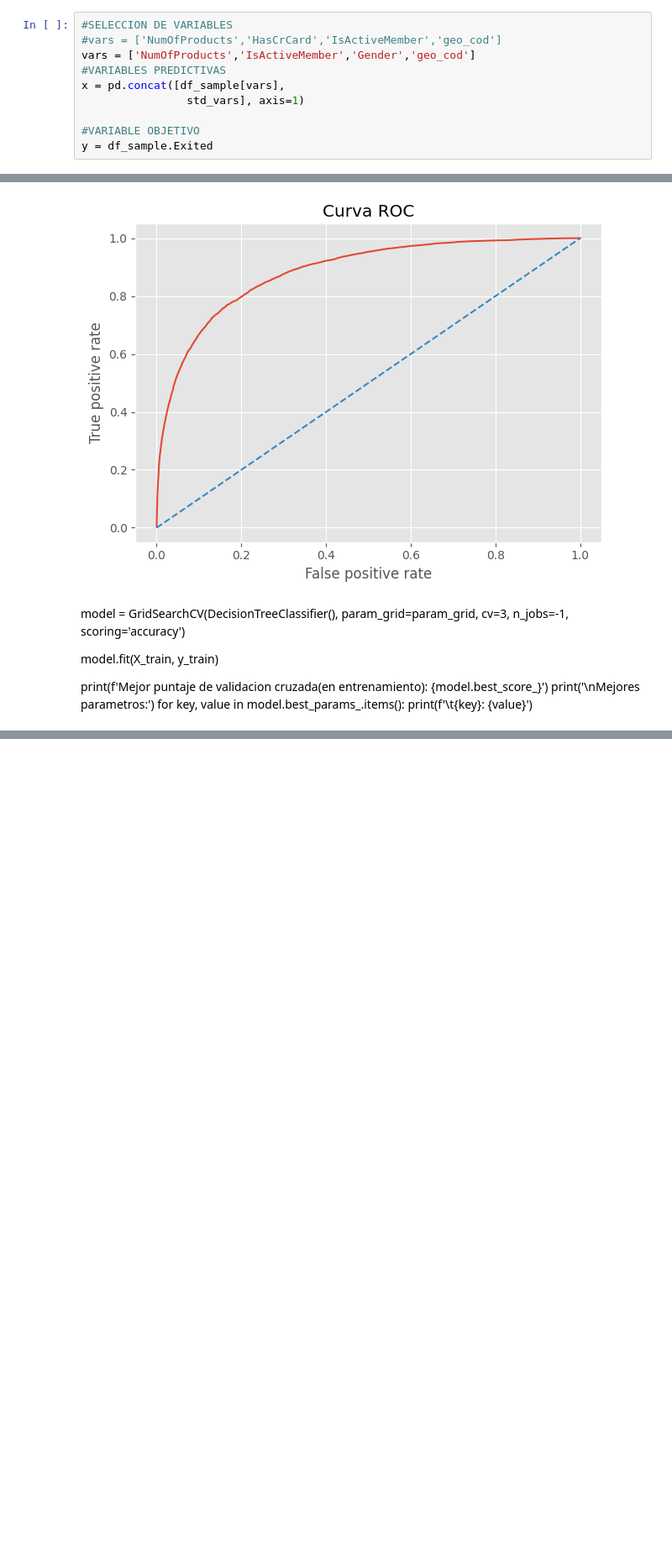
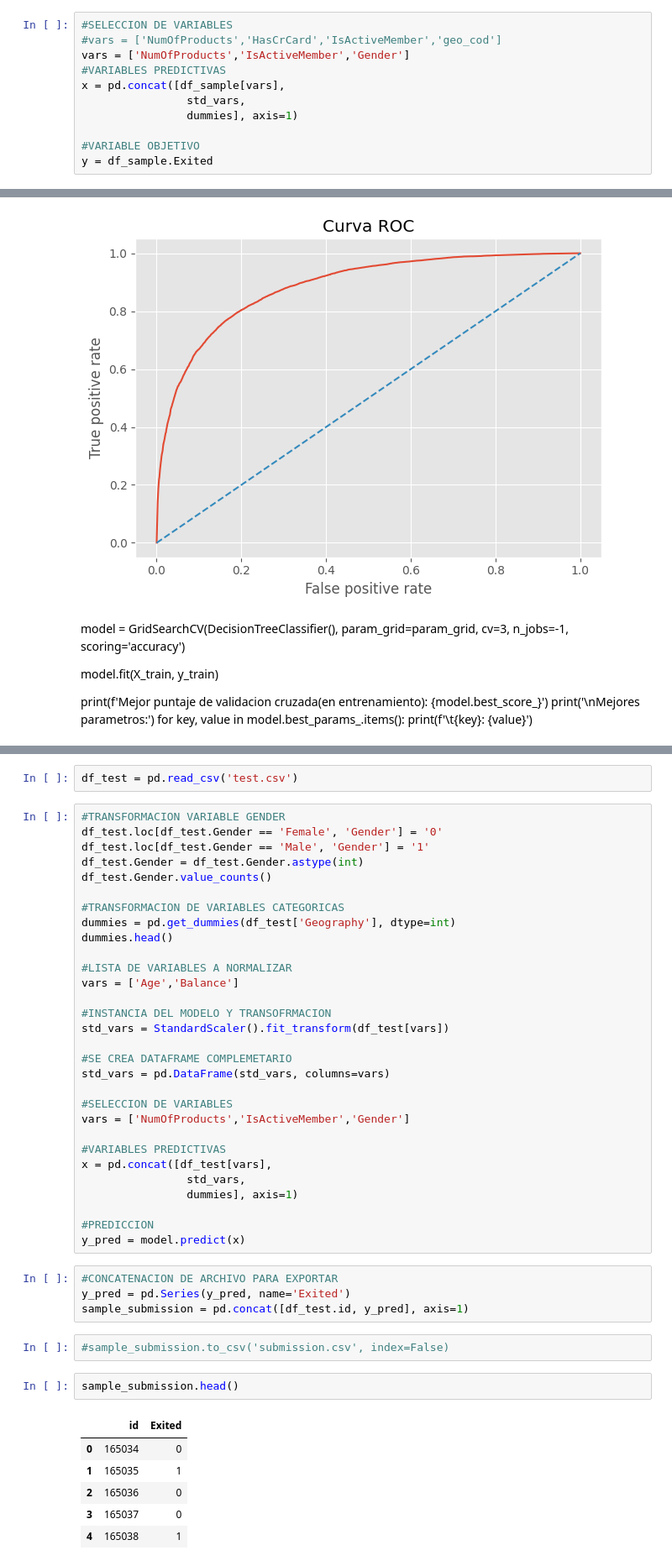
Before and after one commit to arielRas/KaggleCompetition-Coder52295, a Jupyter notebook: Model.ipynb, the cells around one changed output, grey strips where cells are left out. Shown at 84% size. Saved outputs shown, nothing was run; the diff lists cells and outputs as text; blank space fills up the shorter version.

Commit message:
Prediccion Kaggle 0.7747

```diff
--- a/Model.ipynb
+++ b/Model.ipynb
@@ -51,10 +61,11 @@ std_vars.head(3)
 # %%
 #SELECCION DE VARIABLES
 #vars = ['NumOfProducts','HasCrCard','IsActiveMember','geo_cod']
-vars = ['NumOfProducts','IsActiveMember','Gender','geo_cod']
+vars = ['NumOfProducts','IsActiveMember','Gender']
 #VARIABLES PREDICTIVAS
 x = pd.concat([df_sample[vars],
-                std_vars], axis=1)
+                std_vars,
+                dummies], axis=1)
 
 #VARIABLE OBJETIVO
 y = df_sample.Exited
@@ -199,0 +226,47 @@ for key, value in model.best_params_.items():
+# %%
+df_test = pd.read_csv('test.csv')
+# %%
+#TRANSFORMACION VARIABLE GENDER
+df_test.loc[df_test.Gender == 'Female', 'Gender'] = '0'
+df_test.loc[df_test.Gender == 'Male', 'Gender'] = '1'
+df_test.Gender = df_test.Gender.astype(int)
+df_test.Gender.value_counts()
+
+#TRANSFORMACION DE VARIABLES CATEGORICAS
+dummies = pd.get_dummies(df_test['Geography'], dtype=int)
+dummies.head()
+
+#LISTA DE VARIABLES A NORMALIZAR
+vars = ['Age','Balance']
+
+#INSTANCIA DEL MODELO Y TRANSOFRMACION
+std_vars = StandardScaler().fit_transform(df_test[vars])
+
+#SE CREA DATAFRAME COMPLEMETARIO
+std_vars = pd.DataFrame(std_vars, columns=vars)
+
+#SELECCION DE VARIABLES
+vars = ['NumOfProducts','IsActiveMember','Gender']
+
+#VARIABLES PREDICTIVAS
+x = pd.concat([df_test[vars],
+                std_vars,
+                dummies], axis=1)
+
+#PREDICCION
+y_pred = model.predict(x)
+# %%
+#CONCATENACION DE ARCHIVO PARA EXPORTAR
+y_pred = pd.Series(y_pred, name='Exited')
+sample_submission = pd.concat([df_test.id, y_pred], axis=1)
+# %%
+#sample_submission.to_csv('submission.csv', index=False)
+# %%
+sample_submission.head()
+# %% [output]
+|  | id | Exited |
+| 0 | 165034 | 0 |
+| 1 | 165035 | 1 |
+| 2 | 165036 | 0 |
+| 3 | 165037 | 0 |
+| 4 | 165038 | 1 |
```
Also changed, not shown: parts of 8 cells of this notebook, 1 other file.
